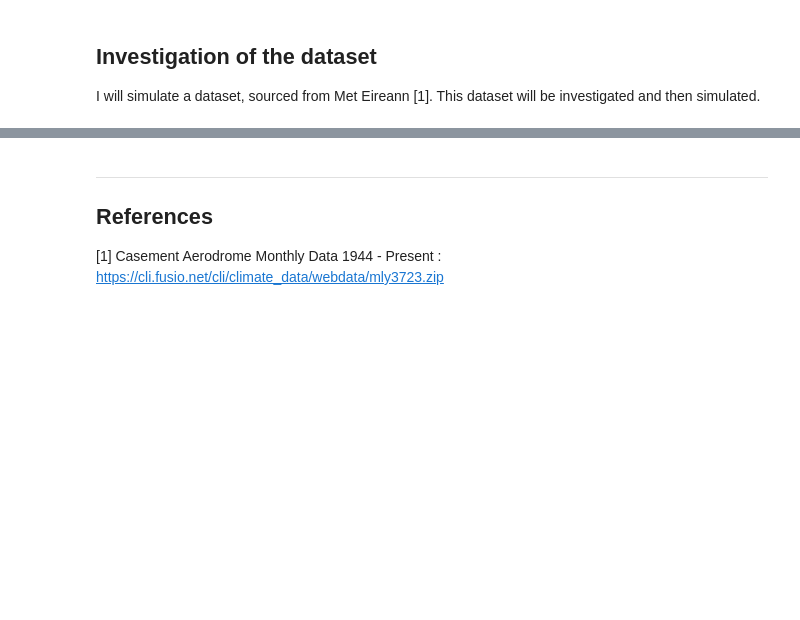
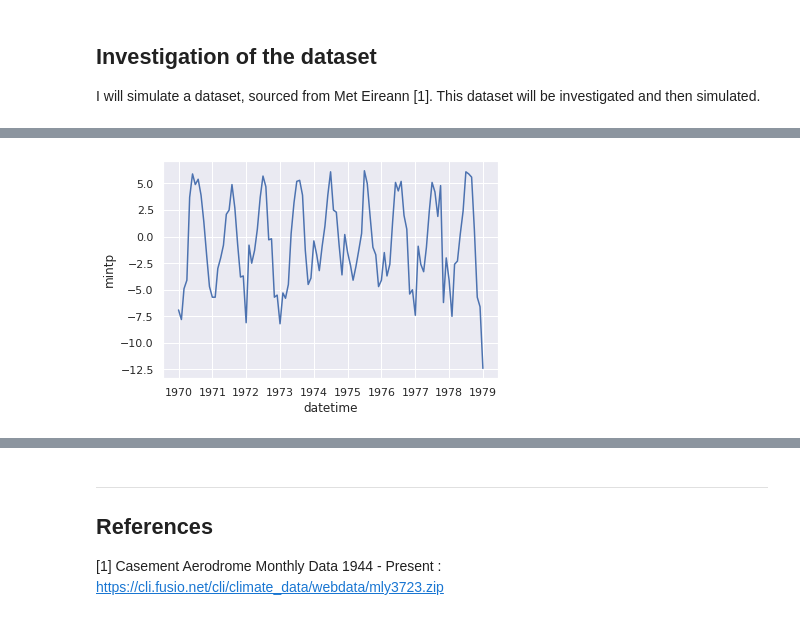
Before and after one commit to AdrianDonohoe/PDAProject2019, a Jupyter notebook: PDA Project - Casement Weather Station.ipynb, the cells around one changed output, grey strips where cells are left out. Drawn from its saved outputs; the diff is of its cells as text; code cells hidden in the pictures; blank space fills up the shorter version.

```diff
--- a/PDA Project - Casement Weather Station.ipynb
+++ b/PDA Project - Casement Weather Station.ipynb
@@ -35,0 +120,4 @@ sun - Sunshine duration hours
+# %%
+sns.lineplot(x='datetime',y="mintp",data=ts);
+# %% [output]
+[figure, added]
```
Also changed, not shown: parts of 13 cells of this notebook.
